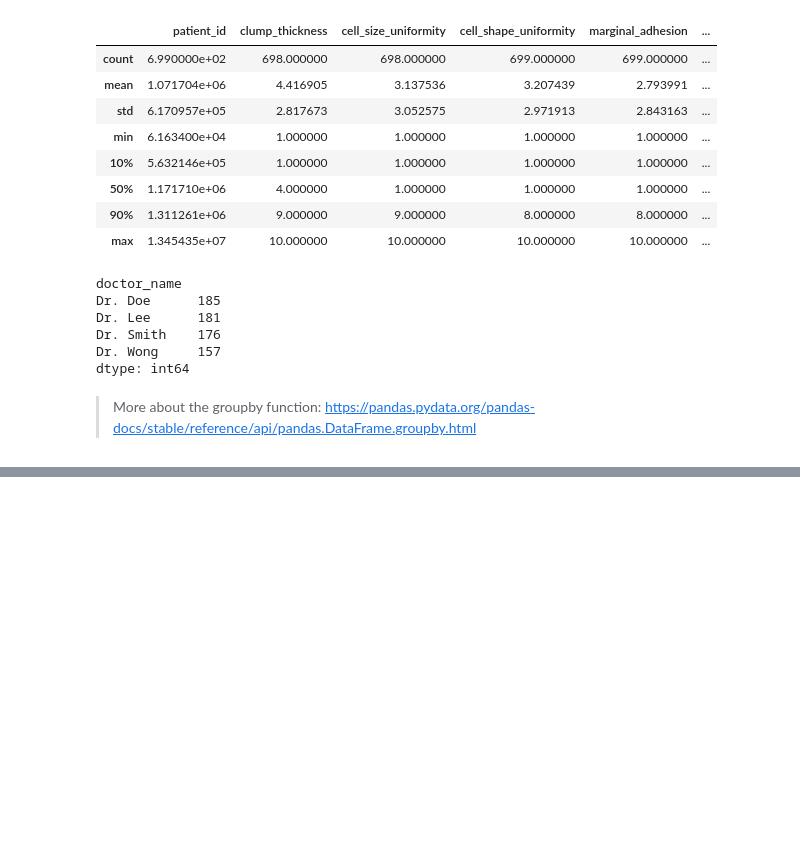
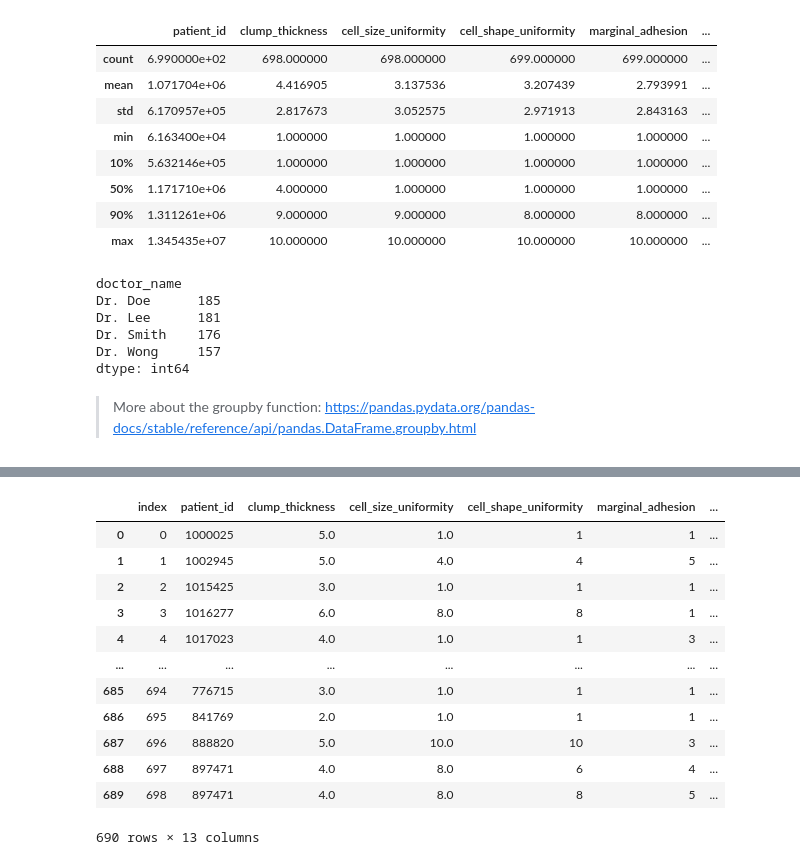
Before and after one commit to ladyson1806/pandas_data_wrangling, a Jupyter notebook: datatrek_2021/Data_Processing_Python.ipynb, the cells around one changed output, grey strips where cells are left out. Cells and saved outputs as stored; diff of their text form; code cells hidden in the pictures; blank space fills up the shorter version.

```diff
--- a/datatrek_2021/Data_Processing_Python.ipynb
+++ b/datatrek_2021/Data_Processing_Python.ipynb
@@ -178,0 +232,5 @@ dtype: int64
+# %%
+#### If you choose, solution 2, run this cell
+breast_dataset_with_nona = breast_dataset.dropna()  #drop rows with any column having np.nan values
+
+breast_dataset_with_nona.isna().sum()
@@ -178,0 +274,18 @@ dtype: int64
+# %%
+#### Reindexing your table after removing few lines
+breast_dataset = breast_dataset_with_nona.reset_index()
+breast_dataset
+# %% [output]
+|  | index | patient_id | clump_thickness | cell_size_uniformity | cell_shape_uniformity | marginal_adhesion | ... |
+| 0 | 0 | 1000025 | 5.0 | 1.0 | 1 | 1 | ... |
+| 1 | 1 | 1002945 | 5.0 | 4.0 | 4 | 5 | ... |
+| 2 | 2 | 1015425 | 3.0 | 1.0 | 1 | 1 | ... |
+| 3 | 3 | 1016277 | 6.0 | 8.0 | 8 | 1 | ... |
+| 4 | 4 | 1017023 | 4.0 | 1.0 | 1 | 3 | ... |
+| ... | ... | ... | ... | ... | ... | ... | ... |
+| 685 | 694 | 776715 | 3.0 | 1.0 | 1 | 1 | ... |
+| 686 | 695 | 841769 | 2.0 | 1.0 | 1 | 1 | ... |
+| 687 | 696 | 888820 | 5.0 | 10.0 | 10 | 3 | ... |
+| 688 | 697 | 897471 | 4.0 | 8.0 | 6 | 4 | ... |
+| 689 | 698 | 897471 | 4.0 | 8.0 | 8 | 5 | ... |
+690 rows × 13 columns
```
Also changed, not shown: parts of 12 cells of this notebook, 1 other file.
